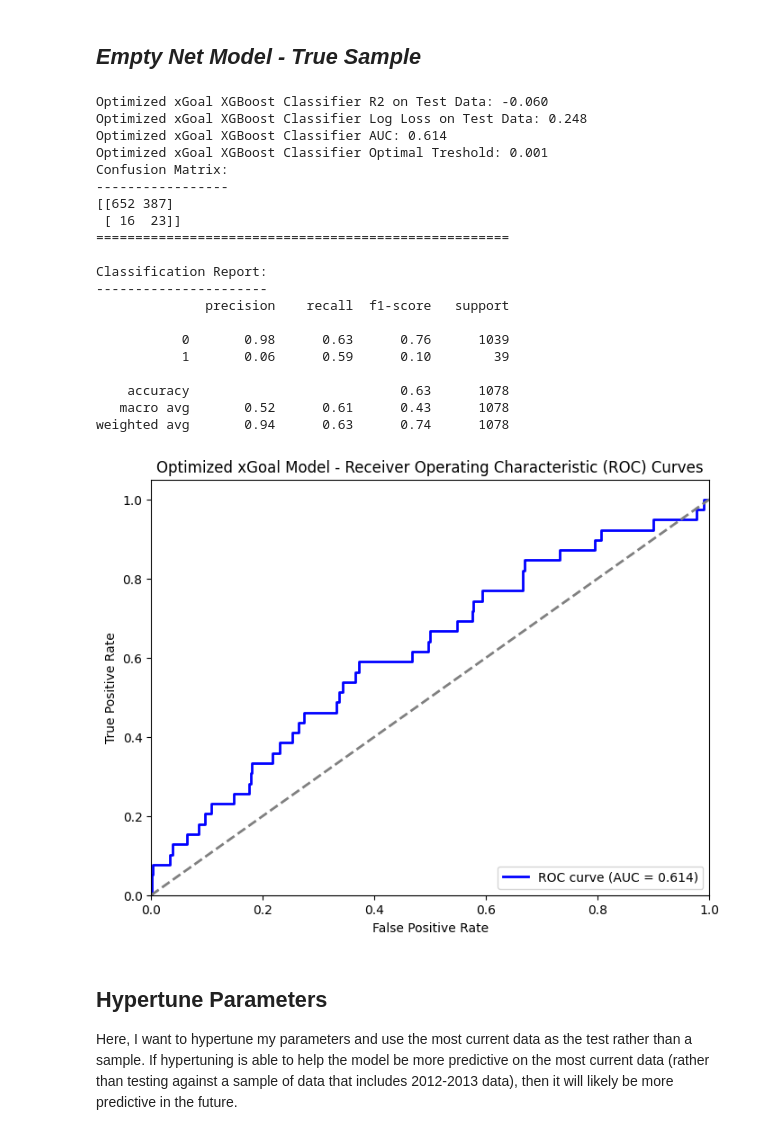
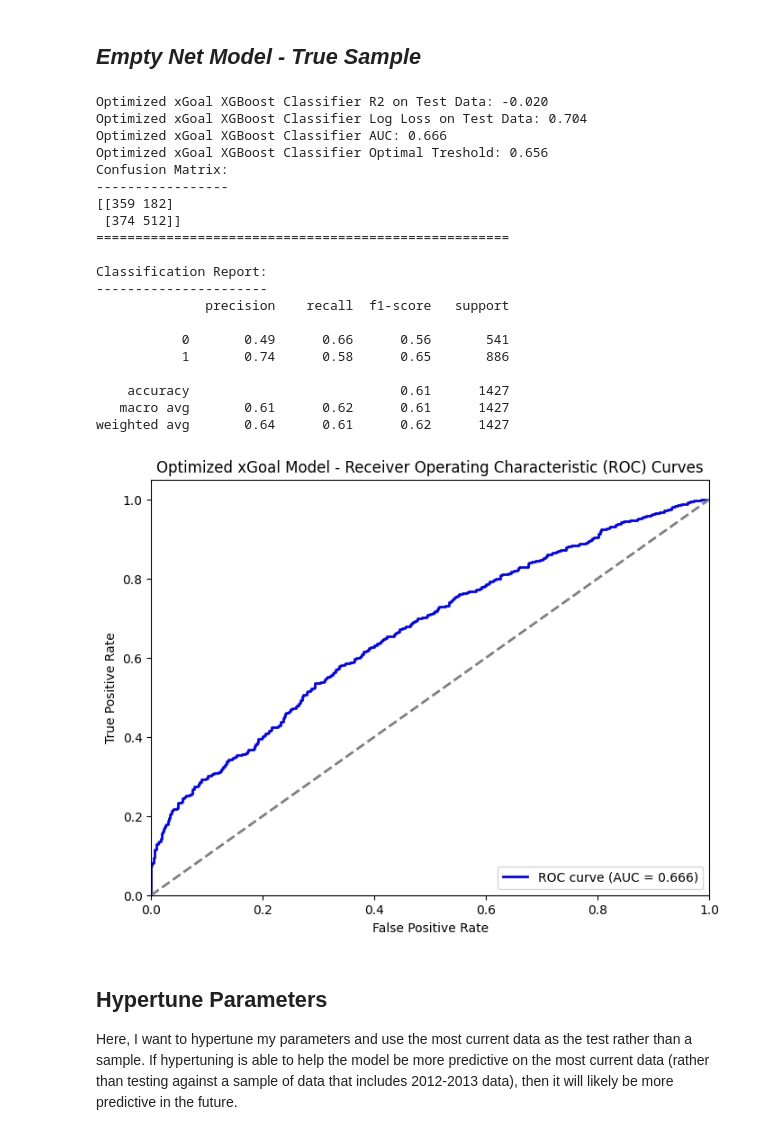
Before and after one commit to twinfield10/NHL-Data, a Jupyter notebook: NHL xG Model - Notebook.ipynb, the cells around one changed output. Drawn from its saved outputs; the diff is of its cells as text; code cells hidden in the pictures.

```diff
--- a/NHL xG Model - Notebook.ipynb
+++ b/NHL xG Model - Notebook.ipynb
@@ -55,11 +55,11 @@ UE_STR_Codes = ["5v4", "4v5", "5v3", "3v5", "4v3", "3v4", "5vE", "Ev5", "4vE", "
 SH_STR_Codes = ['5v6', '4v5', '3v4', '4v6']
 # %%
 # Load Rosters
-roster_file = '/Users/tommywinfield/GitRepos/NHL-Data/Rosters/parquet/NHL_Slim_Roster_2010_2024.parquet'
+roster_file = 'Rosters/parquet/all/NHL_Roster_AllSeasons_Slim.parquet'
 ROSTER_DF_RAW = pl.read_parquet(roster_file)
 ROSTER_DF = (
     ROSTER_DF_RAW
-    .rename({"id": "event_player_1_id"})
+    .rename({"player_id": "event_player_1_id"})
     .with_columns([pl.col("event_player_1_id").cast(pl.Utf8)])
     .select(['event_player_1_id', 'hand_R', 'hand_L', 'pos_F', 'pos_D', 'pos_G'])
     .unique()
@@ -69,8 +69,8 @@ ROSTER_DF = (
 GOALIES = (
     ROSTER_DF_RAW
     .filter(pl.col('pos_G') == 1)
-    .with_columns([pl.col("id").cast(pl.Utf8)])
-    .select('id',
+    .with_columns([pl.col("player_id").cast(pl.Utf8)])
+    .select('player_id',
         (pl.col("firstName").str.to_uppercase() + '.' + pl.col("lastName").str.to_uppercase()).alias('event_goalie_name'),
         'hand_R', 'hand_L'
     )
@@ -696,8 +709,8 @@ def model_prep(data, prep_type):
                 (pl.when((pl.col('event_type_last') == "FACEOFF") & (pl.col('same_team_last') == 0)).then(pl.lit(1)).otherwise(pl.lit(0))).alias('prior_face_lose'),
                 # Handiness
                 (pl.when(
-                    ((pl.col('hand_R') == 1) & (pl.col('y_abs') > 0) & ((pl.col('shot_angle') > 10))) |
-                    ((pl.col('hand_L') == 1) & (pl.col('y_abs') < 0) & ((pl.col('shot_angle') > 10)))
+                    ((pl.col('hand_R') == 1) & (pl.col('y_abs') > 0) & ((pl.col('event_angle') > 10))) |
+                    ((pl.col('hand_L') == 1) & (pl.col('y_abs') < 0) & ((pl.col('event_angle') > 10)))
                     ).then(pl.lit(1)).otherwise(pl.lit(0)).alias('off_wing')),
                 # Create Rebound Flag
                 (pl.when(
@@ -795,8 +808,8 @@ def model_prep(data, prep_type):
                 (pl.when((pl.col('event_type_last') == "FACEOFF") & (pl.col('same_team_last') == 0)).then(pl.lit(1)).otherwise(pl.lit(0))).alias('prior_face_lose'),
                 # Handiness
                 (pl.when(
-                    ((pl.col('hand_R') == 1) & (pl.col('y_abs') > 0) & ((pl.col('shot_angle') > 10))) |
-                    ((pl.col('hand_L') == 1) & (pl.col('y_abs') < 0) & ((pl.col('shot_angle') > 10)))
+                    ((pl.col('hand_R') == 1) & (pl.col('y_abs') > 0) & ((pl.col('event_angle') > 10))) |
+                    ((pl.col('hand_L') == 1) & (pl.col('y_abs') < 0) & ((pl.col('event_angle') > 10)))
                     ).then(pl.lit(1)).otherwise(pl.lit(0)).alias('off_wing')),
                 # Create Rebound Flag
                 (pl.when(
@@ -891,8 +904,8 @@ def model_prep(data, prep_type):
                 (pl.when((pl.col('event_type_last') == "FACEOFF") & (pl.col('same_team_last') == 0)).then(pl.lit(1)).otherwise(pl.lit(0))).alias('prior_face_lose'),
                 # Handiness
                 (pl.when(
-                    ((pl.col('hand_R') == 1) & (pl.col('y_abs') > 0) & ((pl.col('shot_angle') > 10))) |
-                    ((pl.col('hand_L') == 1) & (pl.col('y_abs') < 0) & ((pl.col('shot_angle') > 10)))
+                    ((pl.col('hand_R') == 1) & (pl.col('y_abs') > 0) & ((pl.col('event_angle') > 10))) |
+                    ((pl.col('hand_L') == 1) & (pl.col('y_abs') < 0) & ((pl.col('event_angle') > 10)))
                     ).then(pl.lit(1)).otherwise(pl.lit(0)).alias('off_wing')),
                 # Create Rebound Flag
                 (pl.when(
@@ -986,8 +999,8 @@ def model_prep(data, prep_type):
             (pl.when((pl.col('event_type_last') == "FACEOFF") & (pl.col('same_team_last') == 0)).then(pl.lit(1)).otherwise(pl.lit(0))).alias('prior_face_lose'),
             # Handiness
             (pl.when(
-                    ((pl.col('hand_R') == 1) & (pl.col('y_abs') > 0) & ((pl.col('shot_angle') > 10))) |
-                    ((pl.col('hand_L') == 1) & (pl.col('y_abs') < 0) & ((pl.col('shot_angle') > 10)))
+                    ((pl.col('hand_R') == 1) & (pl.col('y_abs') > 0) & ((pl.col('event_angle') > 10))) |
+                    ((pl.col('hand_L') == 1) & (pl.col('y_abs') < 0) & ((pl.col('event_angle') > 10)))
                     ).then(pl.lit(1)).otherwise(pl.lit(0)).alias('off_wing')),
             # Create Rebound Flag
             (pl.when(
@@ -1136,14 +1161,14 @@ en_dfs = []
 print("================== Begin Loading + Cleaning Individual Seasons ==================")
 print(" ")
 
-for i in range(2012,2024):
+for i in range(2010,2024):
 
     # Begin Load
     print(f"Now Loading Play by Play Data From {i} NHL Season")
 
     # Basic Clean/Manipulation
     #df = clean_pbp_data(pl.read_parquet(f'https://github.com/twinfield10/NHL-xG-Model/raw/main/data/API_RAW_PBP_Data_{i}.parquet'))
-    df = clean_pbp_data(pl.read_parquet(f'/Users/tommywinfield/GitRepos/NHL-Data/PBP/parquet/API_RAW_PBP_Data_{i}.parquet'))
+    df = clean_pbp_data(pl.read_parquet(f'PBP/parquet/API_RAW_PBP_Data_{i}{i+1}.parquet'))
 
     # Create Indexes
     df = index_input_data(df)
@@ -1170,14 +1195,14 @@ print("================== Begin Appending DataFrames Together ==================
 print(" ")
 
 # EV
-EV_PBP = ev_dfs[2]
-for df in ev_dfs[3:]:
+EV_PBP = ev_dfs[3]
+for df in ev_dfs[4:]:
     EV_PBP = EV_PBP.extend(df)
 print(str(EV_PBP.height) + " Total Shots in Even Strength DF")
 
 # PP
-PP_PBP = pp_dfs[0]
-for df in pp_dfs[1:]:
+PP_PBP = pp_dfs[1]
+for df in pp_dfs[2:]:
     PP_PBP = PP_PBP.extend(df)
 print(str(PP_PBP.height) + " Total Shots in Power Play DF")
 
@@ -1203,7 +1228,7 @@ PP_PBP = imp_sec_type(PP_PBP).drop('event_detail', 'shift_length')
 SH_PBP = imp_sec_type(SH_PBP).drop('event_detail', 'shift_length')
 EN_PBP = imp_sec_type(EN_PBP).drop('event_detail', 'shift_length')
 
-print("================== End Loading Data From " + str(EV_PBP['season'].min()) + "-" + str(EV_PBP['season'].max())  + " Seasons ==================")
+print("================== End Loading Data From the" + str(EV_PBP['season'].min()) + " to the " + str(EV_PBP['season'].max())  + " Seasons ==================")
 # %% [output]
 ================== Begin Loading + Cleaning Individual Seasons ==================
 
@@ -1678,44 +1726,44 @@ weighted avg       0.93      0.62      0.72      5428
 ## *Empty Net Model - True Sample*
 # %%
 # Split the data into training and testing sets
-en_train_data = EN_PD[EN_PD['season'] != 20232024].sample(frac=0.72, random_state=87)
+en_train_data = EN_PD[EN_PD['season'] != 20232024].sample(frac=0.8, random_state=87)
 en_test_data = EN_PD[EN_PD['season'] != 20232024].drop(en_train_data.index)
 
 # Define the features, target variable, and cols to exclude
 en_exclude_cols = ['season', 'game_id', 'event_idx']
 en_features = [t_col for t_col in EN_PD.columns if t_col not in en_exclude_cols and t_col != "is_goal"]
 
 en_X_train, en_y_train = en_train_data[en_features], en_train_data["is_goal"]
 en_X_test, en_y_test = en_test_data[en_features], en_test_data["is_goal"]
 
 # Manually Identify BASELINE Params if Session Stops
 baseline_params = {'colsample_bytree': 1, 'gamma': 0, 'max_depth': 5, 'min_child_weight': 1, 'reg_alpha': 0, 'reg_lambda': 1, 'subsample': 1, 'n_estimators': 250}
 
 # Train Baseline Model
 xgboost_trainer = XGBoostTrainer()
 en_baseline_model_sample, en_y_pred_sample, en_logloss_sample, en_auc_sample, en_OT_sample = xgboost_trainer.train_and_evaluate_xgboost(en_X_train, en_y_train, en_X_test, en_y_test, baseline_params)
 # %% [output]
-Optimized xGoal XGBoost Classifier R2 on Test Data: -0.060
-Optimized xGoal XGBoost Classifier Log Loss on Test Data: 0.248
-Optimized xGoal XGBoost Classifier AUC: 0.614
-Optimized xGoal XGBoost Classifier Optimal Treshold: 0.001
+Optimized xGoal XGBoost Classifier R2 on Test Data: -0.020
+Optimized xGoal XGBoost Classifier Log Loss on Test Data: 0.704
+Optimized xGoal XGBoost Classifier AUC: 0.666
+Optimized xGoal XGBoost Classifier Optimal Treshold: 0.656
 Confusion Matrix:
 -----------------
-[[652 387]
- [ 16  23]]
+[[359 182]
+ [374 512]]
 =====================================================
 
 Classification Report:
 ----------------------
               precision    recall  f1-score   support
 
-           0       0.98      0.63      0.76      1039
-           1       0.06      0.59      0.10        39
+           0       0.49      0.66      0.56       541
+           1       0.74      0.58      0.65       886
 
-    accuracy                           0.63      1078
-   macro avg       0.52      0.61      0.43      1078
-weighted avg       0.94      0.63      0.74      1078
+    accuracy                           0.61      1427
+   macro avg       0.61      0.62      0.61      1427
+weighted avg       0.64      0.61      0.62      1427
-[figure, old version]
+[figure, new version]
 # %% [markdown]
 ## Hypertune Parameters
 
```
Also changed, not shown: parts of 24 cells of this notebook, 14 other files.
